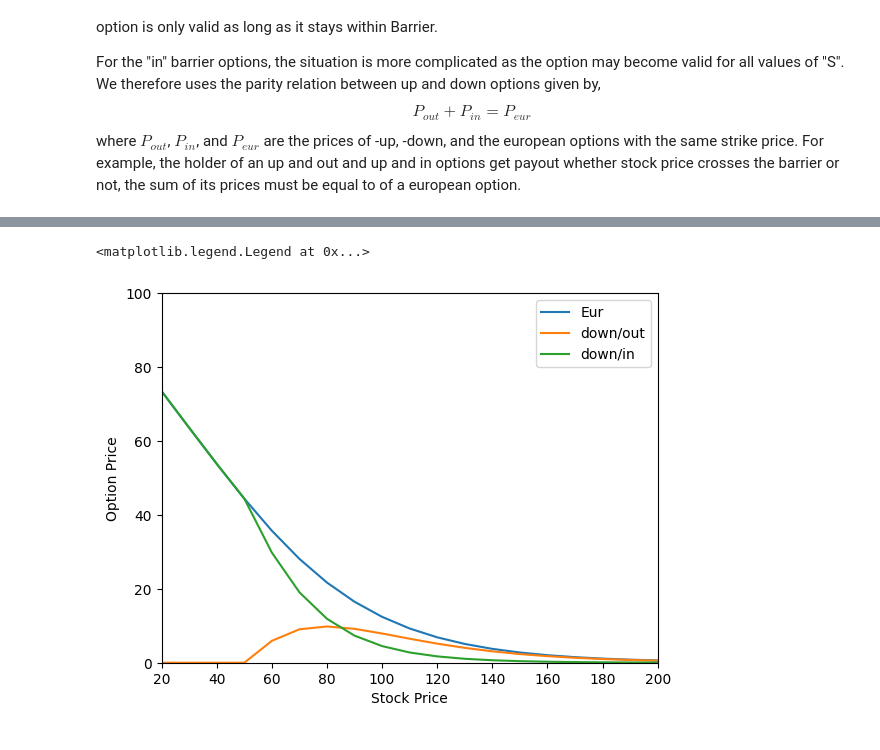
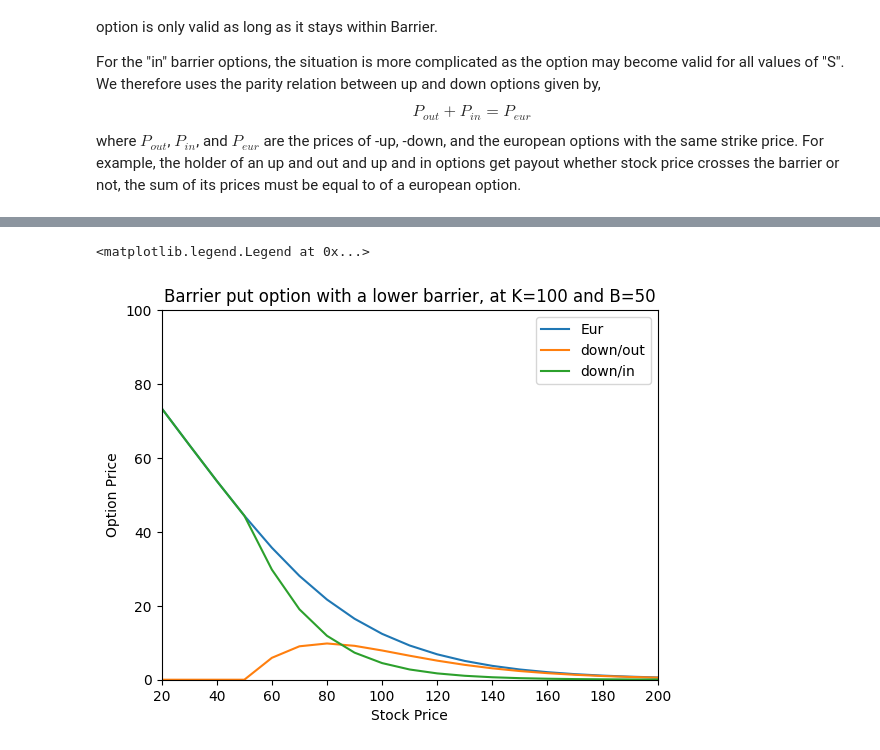
Before and after one commit to SMJose/Black-Scholes_Option_price_finite_difference, a Jupyter notebook: Black-Scholes.ipynb, the cells around one changed output, grey strips where cells are left out. Saved outputs shown, nothing was run; the diff lists cells and outputs as text; code cells hidden in the pictures.

```diff
--- a/Black-Scholes.ipynb
+++ b/Black-Scholes.ipynb
@@ -105,8 +104,11 @@ $$ C(S,t) + K \exp[-r(T-t)] = P(S,t) + S_t $$
 # r : Risk-free interest rates
 # c : Dividend rate
 # Smax, dS, T, dt: grid specs on stock price (S) and time (T)
-# Opt_type : "Call" or "Put"
+# Opt_type : "call" or "put"
 def FiniteDiff_European(Opt_type,K,sigma,r,c,Smax,dS,T,dt):
+
+    if Opt_type not in ["call", "put"]:
+        raise ValueError( "Opt_type must be 'call' or 'put'" )
 
     # Defining grids
     S_grid = np.arange(0,Smax+dS,dS) # stock price
@@ -151,12 +153,15 @@ def FiniteDiff_European(Opt_type,K,sigma,r,c,Smax,dS,T,dt):
 # ------------------------------------
 # Analytical price of European options
 def OptionPriceAnalytical(Opt_type,K,sigma,r,c,St_arr,T,t):
+    if Opt_type not in ["call", "put"]:
+        raise ValueError( "Opt_type must be 'call' or 'put'" )
+
     t_period = T-t # Time to maturity
     d1 = (np.log(St_arr/K)+(r-c+0.5*sigma**2)*t_period)/(sigma*np.sqrt(t_period))
     d2 = d1-(sigma*np.sqrt(t_period))
-    if Opt_type == "Call":
+    if Opt_type == "call":
         return np.exp(-c*t_period)*St_arr*norm.cdf(d1) - np.exp(-r*t_period)*K*norm.cdf(d2)
-    if Opt_type == "Put":
+    if Opt_type == "put":
         return -np.exp(-c*t_period)*St_arr*norm.cdf(-d1) + np.exp(-r*t_period)*K*norm.cdf(-d2)
 # %%
 
@@ -350,37 +363,30 @@ plt.legend()
 # %%
-
-# Parameters
 # Option parameters
-r = 0.07 #interest rate
-K = 100 # strike
-B = 50
-sigma = 0.4 # volatility
-c = 0.01 # dividend yield
-T = 1 # Expiry time (years)
+r, c, sigma, K, B, T = 0.07, 0.01, 0.4, 100, 50, 1
 
 # Grid parameters
-Smax = 500 # Max stock price
-dS =  10 # grid size (stock price grio)
-dt = 0.001 # grid size (time grid)
+Smax, dS, dt = 500,10, 0.001
 
 # Note: Decreasing dS without appropriately decreasing dt can
 # cause solution to oscillates violently
 
 #----------------------------
 # Solving for derivative price
 S_grid_Barrier, tgrid, Price_grid_put_Barrier_down_out = FiniteDiff_Barrier_Out("put","down",K,B,sigma,r,c,Smax,dS,T,dt)
 S_grid, tgrid, Price_grid_put = FiniteDiff_European("put",K,sigma,r,c,Smax,dS,T,dt)
 Price_grid_put_Barrier_down_in = Price_grid_put[0]-Price_grid_put_Barrier_down_out[0]
 
+
+plt.title("Barrier put option with a lower barrier, at K="+str(K)+" and B="+str(B))
 plt.plot(S_grid_Barrier,Price_grid_put[0], label="Eur")
 plt.plot(S_grid_Barrier,Price_grid_put_Barrier_down_out[0], label="down/out")
 plt.plot(S_grid_Barrier,Price_grid_put_Barrier_down_in, label="down/in")
 plt.xlim(20,200)
 plt.ylim(0,100)
 plt.xlabel("Stock Price")
 plt.ylabel("Option Price")
 plt.legend()
 # %% [output]
 <matplotlib.legend.Legend at 0x...>
-[figure, old version]
+[figure, new version]
 # %%
```
Also changed, not shown: parts of 11 cells of this notebook.
